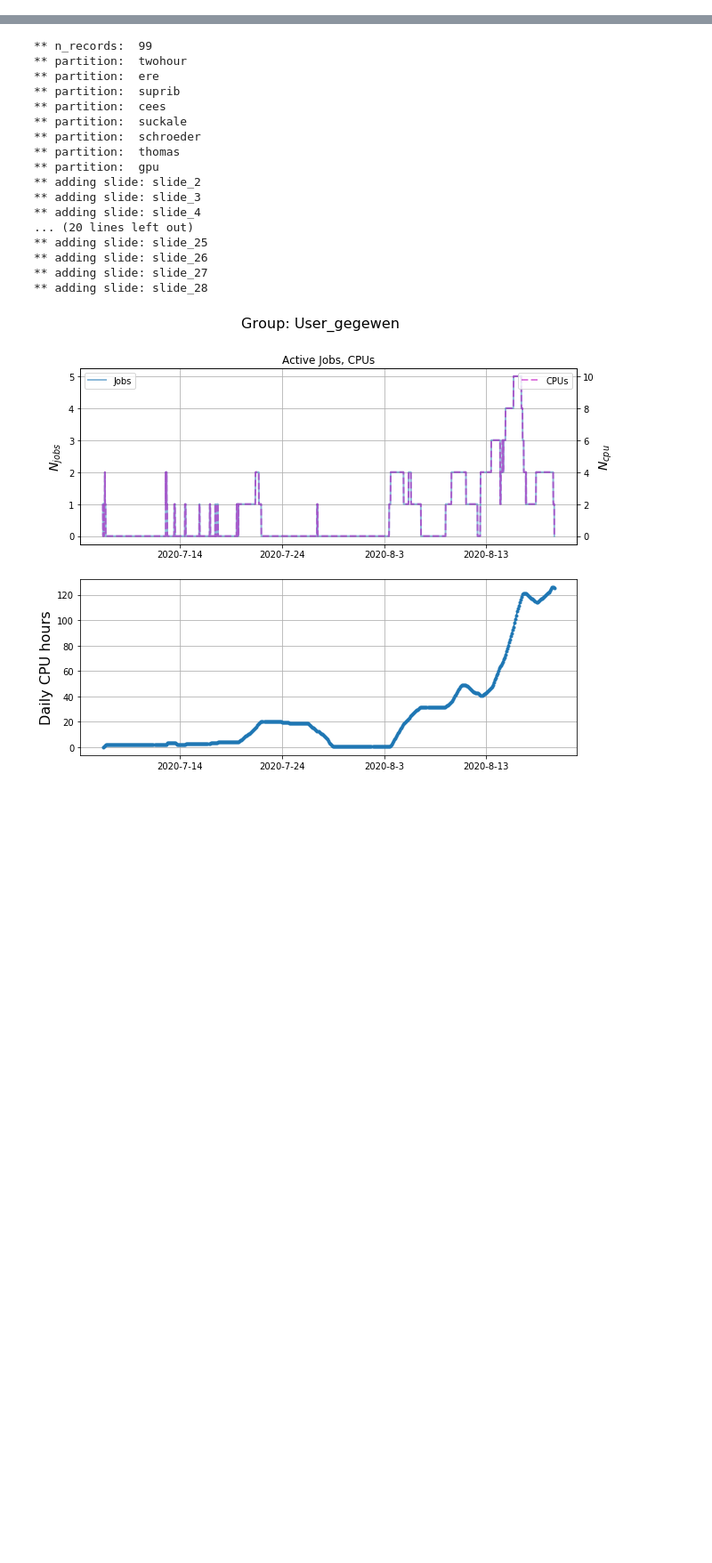
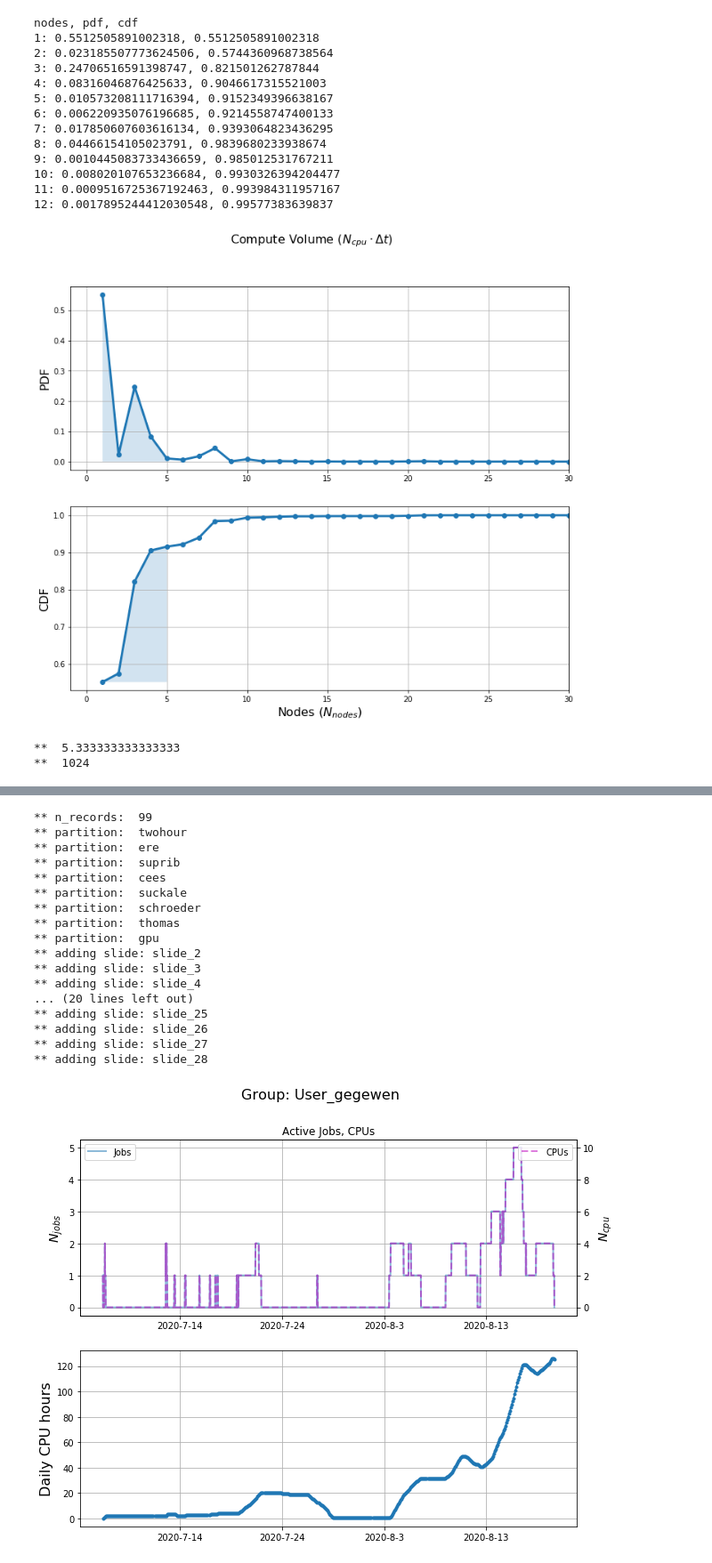
Before and after one commit to jeffersonscientific/HPC_analytics, a Jupyter notebook: HPC_analytics_from_hdf5.ipynb, the cells around one changed output, grey strips where cells are left out. Shown at 89% size. Drawn from its saved outputs; the diff is of its cells as text; code cells hidden in the pictures; blank space fills up the shorter version.

```diff
--- a/HPC_analytics_from_hdf5.ipynb
+++ b/HPC_analytics_from_hdf5.ipynb
@@ -138,0 +130,17 @@ doing dataset: jobs_summary
+# %%
+print('** ', sacct_obj.jobs_summary.dtype.names)
+X = sacct_obj.jobs_summary
+#A
+compute_volume = X['NCPUS']*X['Elapsed']
+N1, N2 = numpy.unique(X['NCPUS'])[numpy.array([0,-1])]
+cv_dist_ncpu = {k:0 for k in range(N1, N2+1)}
+#
+N1,N2 = numpy.unique(X['NNodes'])[numpy.array([0,-1])]
+cv_dist_nnode = {k:0 for k in range(N1,N2+1)}
+#
+for n_c, n_n,v in zip(X['NCPUS'], X['NNodes'], compute_volume):
+    cv_dist_ncpu[n_c] += v
+    cv_dist_nnode[n_n] += v
+
+cv_sum_cpu  = {ky:vl for ky, vl in zip(cv_dist_ncpu.keys(), numpy.cumsum(list(cv_dist_ncpu.values())))}
+cv_sum_node = {ky:vl for ky, vl in zip(cv_dist_nnode.keys(), numpy.cumsum([x for x in cv_dist_ncpu.values()]))}
@@ -138,0 +149,59 @@ doing dataset: jobs_summary
+# %%
+fg = plt.figure(figsize=(12,10))
+ax1 = fg.add_subplot('211')
+ax2 = fg.add_subplot('212', sharex=ax1)
+ax1.grid()
+ax2.grid()
+#
+x,y = zip(*cv_dist_nnode.items())
+y_cum = numpy.cumsum(y)
+
+N_y = numpy.sum(y)
+
+ax1.plot(x,y/N_y, ls='-', marker='o', lw=3)
+#ix = X['Submit'].argsort()
+#ax1.plot(X['Submit'][ix], compute_volume[ix], ls='-', marker='', lw=3)
+#
+#x,y = zip(*cv_sum_node.items())
+ax2.plot(x,y_cum/N_y, ls='-', marker='o', lw=3)
+#
+ax1.fill_between(x[0:5], (y/N_y)[0:5], numpy.ones(5)*0., alpha=.2)
+ax2.fill_between(x[0:5], (y_cum/N_y)[0:5], numpy.ones(5)*y_cum[0]/N_y, alpha=.2)
+#
+ax1.set_xlim(-1, 30)
+#ax2.set_ylim(0., 1.1)
+#
+fg.suptitle('Compute Volume $(N_{cpu} \cdot \Delta t)$', size=16)
+ax1.set_ylabel('PDF', size=16)
+ax2.set_ylabel('CDF', size=16)
+ax2.set_xlabel('Nodes ($N_{nodes}$)', size=16)
+
+print('nodes, pdf, cdf')
+for k, (n, p1, p2) in enumerate(zip(x, y/N_y, y_cum/N_y)):
+    print('{}: {}, {}'.format(n,p1,p2))
+    #
+    if k>10:break
+#
+# print('*** PDF[0:10]: ', (y/N_y)[0:10])
+# print('*** CDF[0:10]: ', (y_cum/N_y)[0:10])
+# %% [output]
+nodes, pdf, cdf
+1: 0.5512505891002318, 0.5512505891002318
+2: 0.023185507773624506, 0.5744360968738564
+3: 0.24706516591398747, 0.821501262787844
+4: 0.08316046876425633, 0.9046617315521003
+5: 0.010573208111716394, 0.9152349396638167
+6: 0.006220935076196685, 0.9214558747400133
+7: 0.017850607603616134, 0.9393064823436295
+8: 0.04466154105023791, 0.9839680233938674
+9: 0.0010445083733436659, 0.985012531767211
+10: 0.008020107653236684, 0.9930326394204477
+11: 0.0009516725367192463, 0.993984311957167
+12: 0.0017895244412030548, 0.99577383639837
+[figure, added]
+# %%
+print('** ', 128/24)
+print('** ', 128*8)
+# %% [output]
+**  5.333333333333333
+**  1024
```
Also changed, not shown: parts of 7 cells of this notebook, 1 other file.
